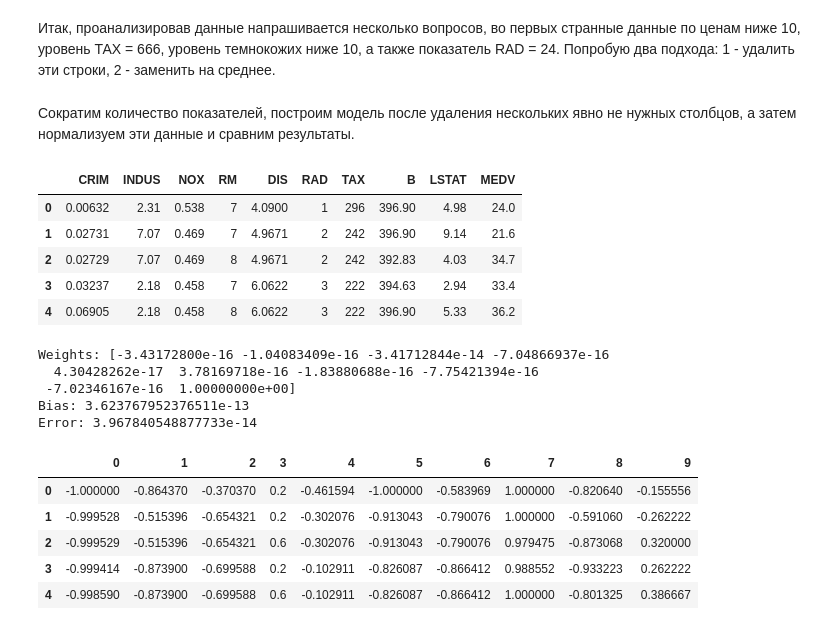
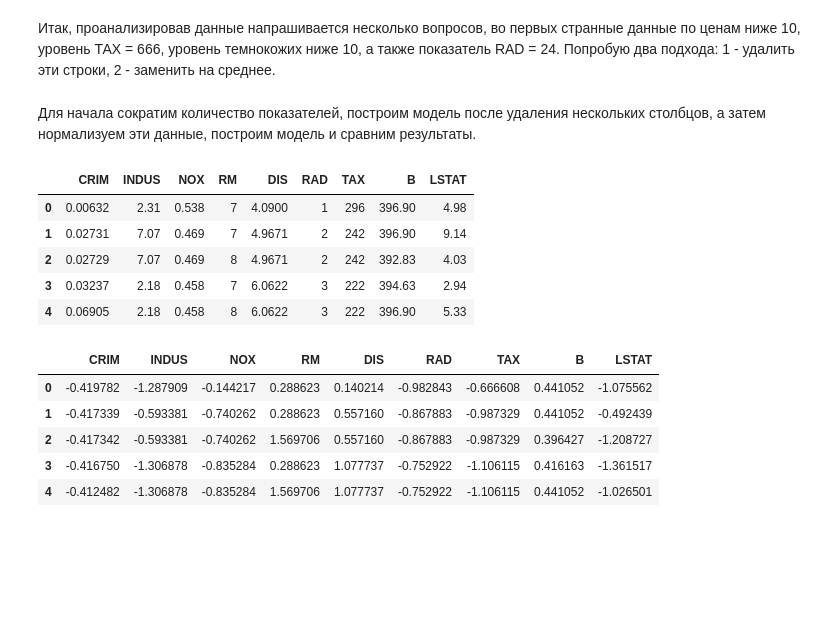
Before and after one commit to Geringer13/Netology_pyda, a Jupyter notebook: 22_Python_Feature_engineering_Использование_pandas_и_numpy_для_очистки_данных_Homework.ipynb, the cells around one changed output. Cells and saved outputs as stored; diff of their text form; code cells hidden in the pictures; blank space fills up the shorter version.

```diff
--- a/22_Python_Feature_engineering_Использование_pandas_и_numpy_для_очистки_данных_Homework.ipynb
+++ b/22_Python_Feature_engineering_Использование_pandas_и_numpy_для_очистки_данных_Homework.ipynb
@@ -293,3 +231,3 @@ MEDV - Медианная стоимость домов, занимаемых в
 # %%
-data['RM'] = data['RM'].apply(math.ceil).astype(int)
+data_reg['RM'] = data_reg['RM'].apply(math.ceil).astype(int)
 # %%
@@ -337,48 +238,30 @@ data['MEDV'].hist()
 # %% [markdown]
 Итак, проанализировав данные напрашивается несколько вопросов, во первых странные данные по ценам ниже 10, уровень ТАХ = 666, уровень темнокожих ниже 10, а также показатель RAD = 24. Попробую два подхода: 1 - удалить эти строки, 2 - заменить на среднее.
 # %% [markdown]
-Сократим количество показателей, построим модель после удаления нескольких явно не нужных столбцов, а затем нормализуем эти данные и сравним результаты.
+Для начала сократим количество показателей, построим модель после удаления нескольких
+столбцов, а затем нормализуем эти данные, построим модель и сравним результаты.
 # %%
-data_approach_1 = data.drop(['AGE', 'PTRATIO', 'ZN', 'CHAS'], axis=1)
+data_approach_1 = data_reg.drop(['AGE', 'PTRATIO', 'ZN', 'CHAS'], axis=1)
 data_approach_1.head()
 # %% [output]
-|  | CRIM | INDUS | NOX | RM | DIS | RAD | TAX | B | LSTAT | MEDV |
-| 0 | 0.00632 | 2.31 | 0.538 | 7 | 4.0900 | 1 | 296 | 396.90 | 4.98 | 24.0 |
-| 1 | 0.02731 | 7.07 | 0.469 | 7 | 4.9671 | 2 | 242 | 396.90 | 9.14 | 21.6 |
-| 2 | 0.02729 | 7.07 | 0.469 | 8 | 4.9671 | 2 | 242 | 392.83 | 4.03 | 34.7 |
-| 3 | 0.03237 | 2.18 | 0.458 | 7 | 6.0622 | 3 | 222 | 394.63 | 2.94 | 33.4 |
-| 4 | 0.06905 | 2.18 | 0.458 | 8 | 6.0622 | 3 | 222 | 396.90 | 5.33 | 36.2 |
+|  | CRIM | INDUS | NOX | RM | DIS | RAD | TAX | B | LSTAT |
+| 0 | 0.00632 | 2.31 | 0.538 | 7 | 4.0900 | 1 | 296 | 396.90 | 4.98 |
+| 1 | 0.02731 | 7.07 | 0.469 | 7 | 4.9671 | 2 | 242 | 396.90 | 9.14 |
+| 2 | 0.02729 | 7.07 | 0.469 | 8 | 4.9671 | 2 | 242 | 392.83 | 4.03 |
+| 3 | 0.03237 | 2.18 | 0.458 | 7 | 6.0622 | 3 | 222 | 394.63 | 2.94 |
+| 4 | 0.06905 | 2.18 | 0.458 | 8 | 6.0622 | 3 | 222 | 396.90 | 5.33 |
-# %%
-from sklearn.metrics import mean_absolute_error
-from sklearn.linear_model import LinearRegression
-
-X = data_approach_1
-y = data['MEDV']
-reg = LinearRegression().fit(X, y)
-print('Weights: {}'.format(reg.coef_))
-print('Bias: {}'.format(reg.intercept_))
-
-pred_values = reg.predict(X)
-print('Error: {}'.format(mean_absolute_error(pred_values, y)))
-# %% [output]
-Weights: [-3.43172800e-16 -1.04083409e-16 -3.41712844e-14 -7.04866937e-16
-  4.30428262e-17  3.78169718e-16 -1.83880688e-16 -7.75421394e-16
- -7.02346167e-16  1.00000000e+00]
-Bias: 3.623767952376511e-13
-Error: 3.967840548877733e-14
 # %%
 headers = list(data_approach_1.columns.values)
 # %%
-from sklearn import preprocessing
-min_max_scaler = preprocessing.MinMaxScaler(feature_range=(-1,1))
-
-data_approach_2 = min_max_scaler.fit_transform(data_approach_1)
+scaler = preprocessing.StandardScaler()
+data_approach_2 = scaler.fit_transform(data_approach_1)
 df_norm_1 = pd.DataFrame(data_approach_2)
+df_norm_1.columns = headers
 df_norm_1.head()
 # %% [output]
-|  | 0 | 1 | 2 | 3 | 4 | 5 | 6 | 7 | 8 | 9 |
-| 0 | -1.000000 | -0.864370 | -0.370370 | 0.2 | -0.461594 | -1.000000 | -0.583969 | 1.000000 | -0.820640 | -0.155556 |
-| 1 | -0.999528 | -0.515396 | -0.654321 | 0.2 | -0.302076 | -0.913043 | -0.790076 | 1.000000 | -0.591060 | -0.262222 |
-| 2 | -0.999529 | -0.515396 | -0.654321 | 0.6 | -0.302076 | -0.913043 | -0.790076 | 0.979475 | -0.873068 | 0.320000 |
-| 3 | -0.999414 | -0.873900 | -0.699588 | 0.2 | -0.102911 | -0.826087 | -0.866412 | 0.988552 | -0.933223 | 0.262222 |
-| 4 | -0.998590 | -0.873900 | -0.699588 | 0.6 | -0.102911 | -0.826087 | -0.866412 | 1.000000 | -0.801325 | 0.386667 |
+|  | CRIM | INDUS | NOX | RM | DIS | RAD | TAX | B | LSTAT |
+| 0 | -0.419782 | -1.287909 | -0.144217 | 0.288623 | 0.140214 | -0.982843 | -0.666608 | 0.441052 | -1.075562 |
+| 1 | -0.417339 | -0.593381 | -0.740262 | 0.288623 | 0.557160 | -0.867883 | -0.987329 | 0.441052 | -0.492439 |
+| 2 | -0.417342 | -0.593381 | -0.740262 | 1.569706 | 0.557160 | -0.867883 | -0.987329 | 0.396427 | -1.208727 |
+| 3 | -0.416750 | -1.306878 | -0.835284 | 0.288623 | 1.077737 | -0.752922 | -1.106115 | 0.416163 | -1.361517 |
+| 4 | -0.412482 | -1.306878 | -0.835284 | 1.569706 | 1.077737 | -0.752922 | -1.106115 | 0.441052 | -1.026501 |
```
Also changed, not shown: parts of 49 cells of this notebook.
